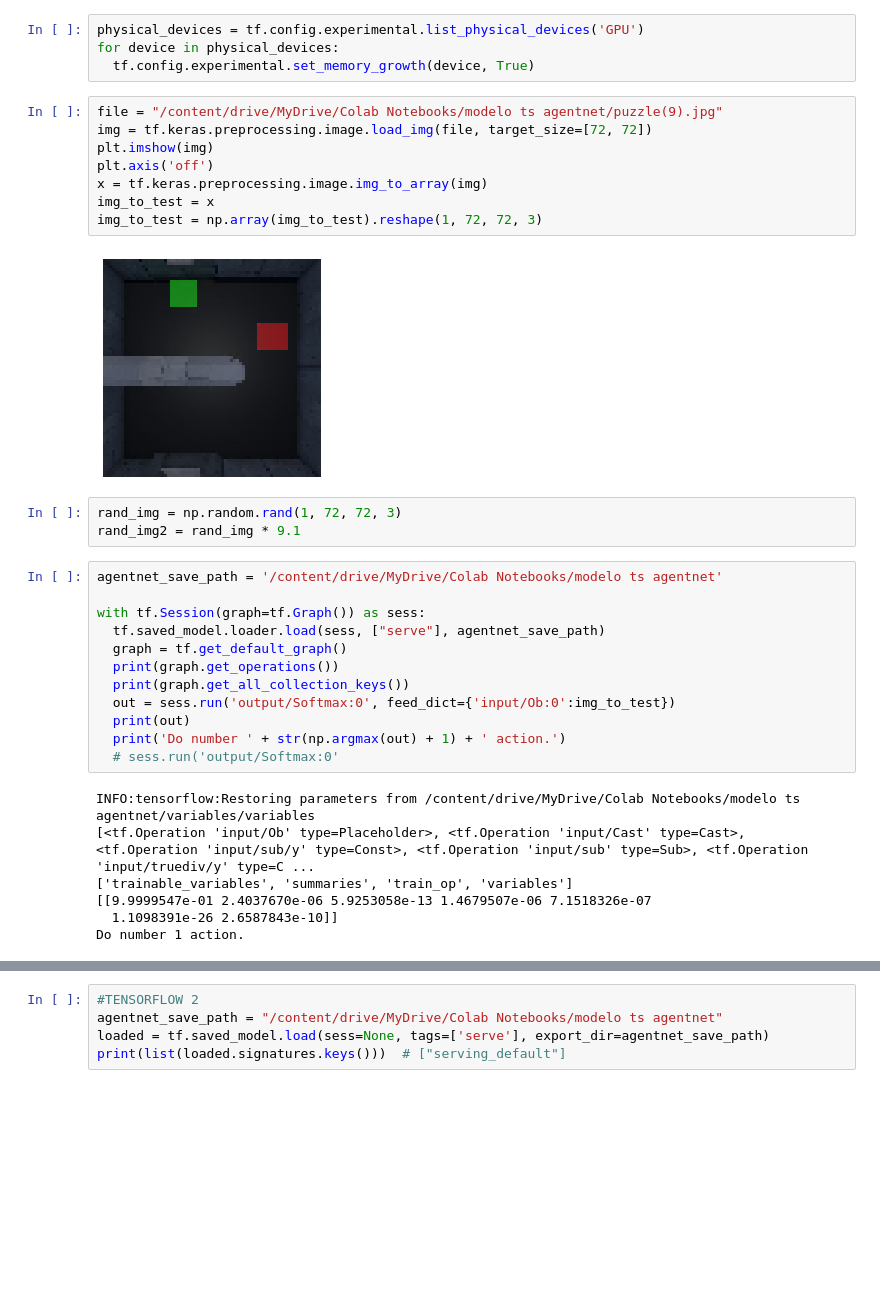
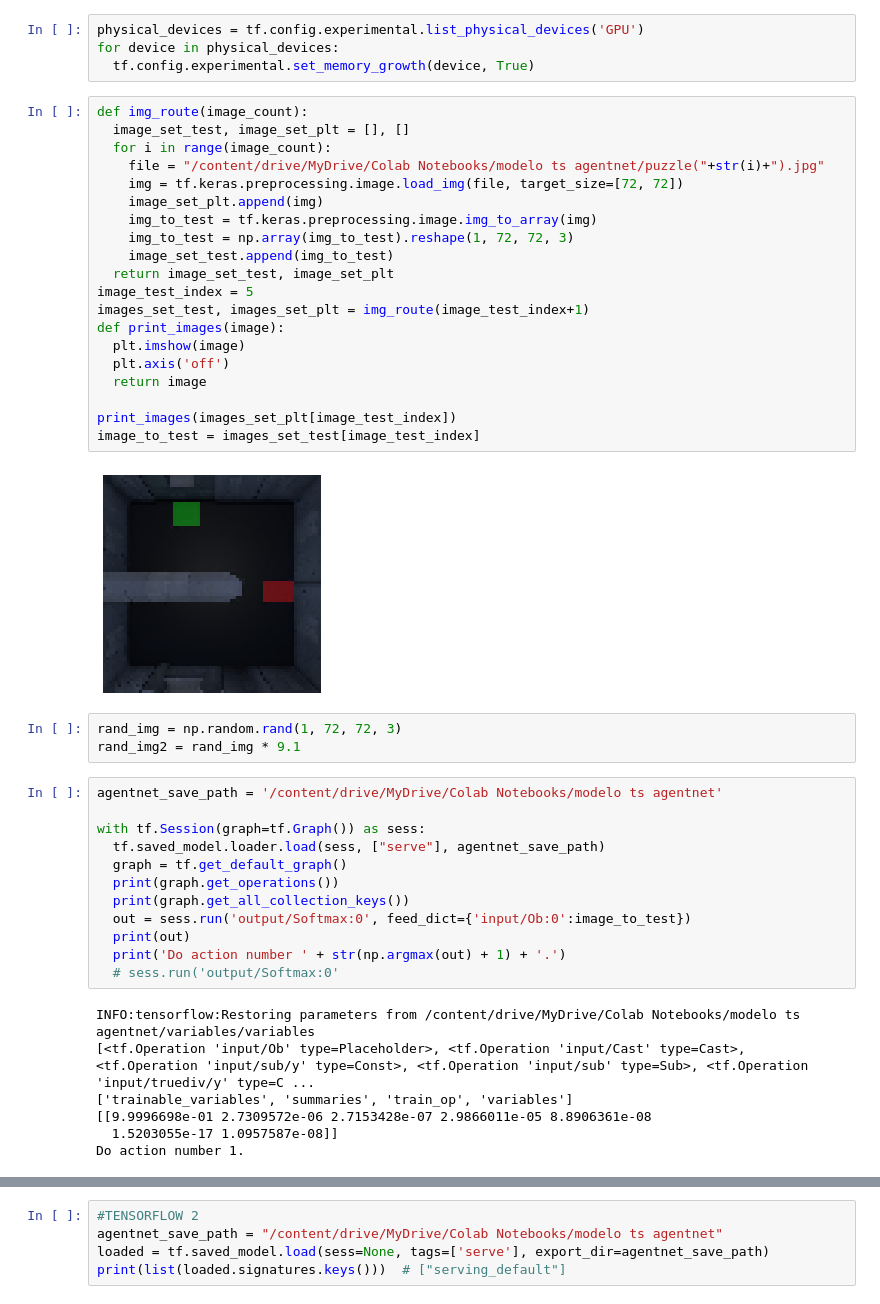
Before and after one commit to matpg/RL-Agent-for-Unreal-Engine, a Jupyter notebook: Prueba_de_modelo_en_TS.ipynb, the cells around one changed output, grey strips where cells are left out. Drawn from its saved outputs; the diff is of its cells as text; blank space fills up the shorter version.

```diff
--- a/Prueba_de_modelo_en_TS.ipynb
+++ b/Prueba_de_modelo_en_TS.ipynb
@@ -26,15 +26,27 @@ physical_devices = tf.config.experimental.list_physical_devices('GPU')
 for device in physical_devices:
   tf.config.experimental.set_memory_growth(device, True)
 # %%
-file = "/content/drive/MyDrive/Colab Notebooks/modelo ts agentnet/puzzle(9).jpg"
-img = tf.keras.preprocessing.image.load_img(file, target_size=[72, 72])
-plt.imshow(img)
-plt.axis('off')
-x = tf.keras.preprocessing.image.img_to_array(img)
-img_to_test = x
-img_to_test = np.array(img_to_test).reshape(1, 72, 72, 3)
+def img_route(image_count):
+  image_set_test, image_set_plt = [], []
+  for i in range(image_count):
+    file = "/content/drive/MyDrive/Colab Notebooks/modelo ts agentnet/puzzle("+str(i)+").jpg"
+    img = tf.keras.preprocessing.image.load_img(file, target_size=[72, 72])
+    image_set_plt.append(img)
+    img_to_test = tf.keras.preprocessing.image.img_to_array(img)
+    img_to_test = np.array(img_to_test).reshape(1, 72, 72, 3)
+    image_set_test.append(img_to_test)
+  return image_set_test, image_set_plt
+image_test_index = 5
+images_set_test, images_set_plt = img_route(image_test_index+1)
+def print_images(image):
+  plt.imshow(image)
+  plt.axis('off')
+  return image
+
+print_images(images_set_plt[image_test_index])
+image_to_test = images_set_test[image_test_index]
 # %% [output]
-[figure, old version]
+[figure, new version]
 # %%
 rand_img = np.random.rand(1, 72, 72, 3)
 rand_img2 = rand_img * 9.1
@@ -46,14 +58,14 @@ with tf.Session(graph=tf.Graph()) as sess:
   graph = tf.get_default_graph()
   print(graph.get_operations())
   print(graph.get_all_collection_keys())
-  out = sess.run('output/Softmax:0', feed_dict={'input/Ob:0':img_to_test})
+  out = sess.run('output/Softmax:0', feed_dict={'input/Ob:0':image_to_test})
   print(out)
-  print('Do number ' + str(np.argmax(out) + 1) + ' action.')
+  print('Do action number ' + str(np.argmax(out) + 1) + '.')
   # sess.run('output/Softmax:0'
 # %% [output]
 INFO:tensorflow:Restoring parameters from /content/drive/MyDrive/Colab Notebooks/modelo ts agentnet/variables/variables
 [<tf.Operation 'input/Ob' type=Placeholder>, <tf.Operation 'input/Cast' type=Cast>, <tf.Operation 'input/sub/y' type=Const>, <tf.Operation 'input/sub' type=Sub>, <tf.Operation 'input/truediv/y' type=C ...
 ['trainable_variables', 'summaries', 'train_op', 'variables']
-[[9.9999547e-01 2.4037670e-06 5.9253058e-13 1.4679507e-06 7.1518326e-07
-  1.1098391e-26 2.6587843e-10]]
-Do number 1 action.
+[[9.9996698e-01 2.7309572e-06 2.7153428e-07 2.9866011e-05 8.8906361e-08
+  1.5203055e-17 1.0957587e-08]]
+Do action number 1.
```
Also changed, not shown: parts of 1 cell of this notebook.
